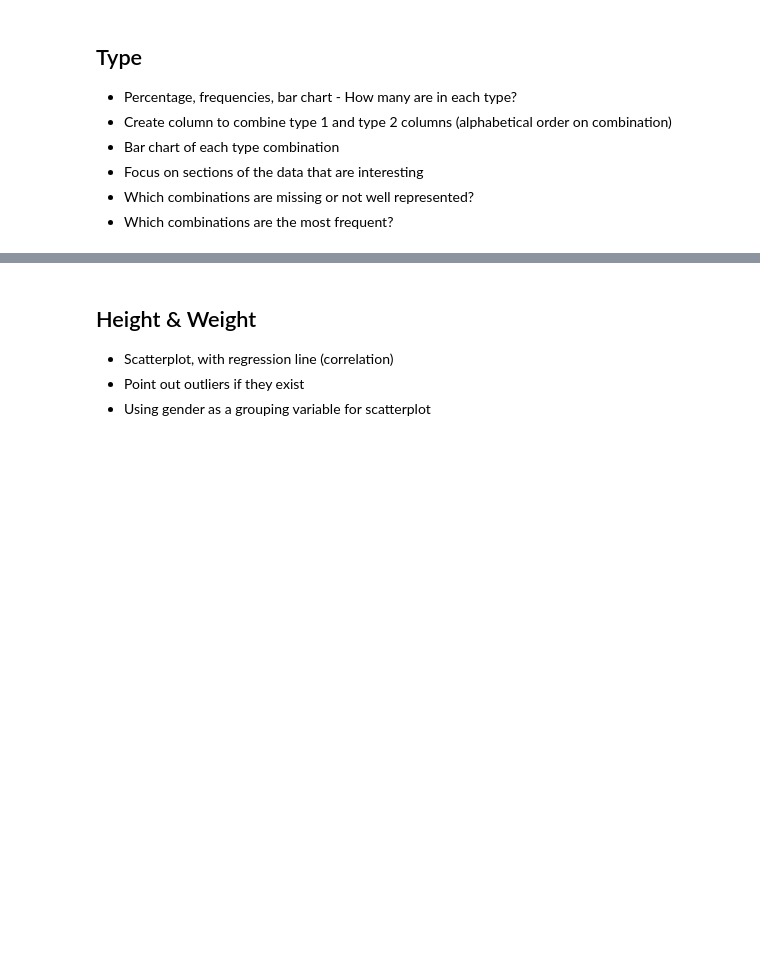
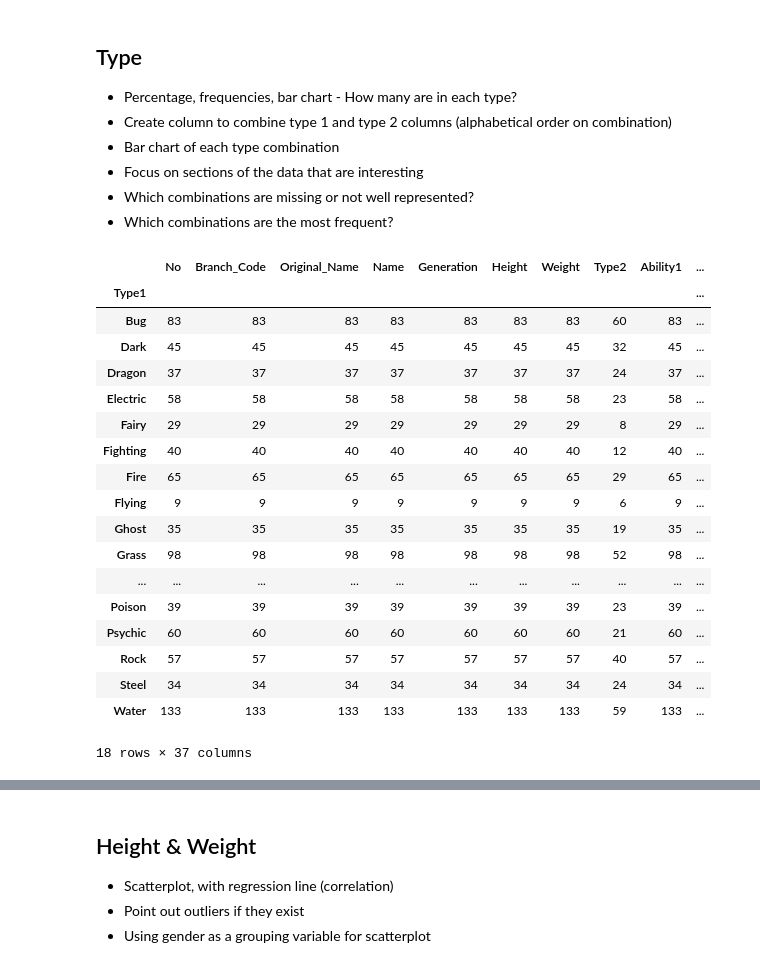
Before and after one commit to sarsteg/pokemon-index-analysis, a Jupyter notebook: analysis.ipynb, the cells around one changed output, grey strips where cells are left out. Cells and saved outputs as stored; diff of their text form; code cells hidden in the pictures; blank space fills up the shorter version.

```diff
--- a/analysis.ipynb
+++ b/analysis.ipynb
@@ -60,3 +112,27 @@ count_national_dex = national_dex['Original_Name'].count()
 * Focus on sections of the data that are interesting
 * Which combinations are missing or not well represented?
 * Which combinations are the most frequent?
+# %%
+#number of types
+group_by_main_type = pokedex.groupby("Type1").count()
+group_by_main_type
+# %% [output]
+|  | No | Branch_Code | Original_Name | Name | Generation | Height | Weight | Type2 | Ability1 | ... |
+| Type1 |  |  |  |  |  |  |  |  |  | ... |
+| Bug | 83 | 83 | 83 | 83 | 83 | 83 | 83 | 60 | 83 | ... |
+| Dark | 45 | 45 | 45 | 45 | 45 | 45 | 45 | 32 | 45 | ... |
+| Dragon | 37 | 37 | 37 | 37 | 37 | 37 | 37 | 24 | 37 | ... |
+| Electric | 58 | 58 | 58 | 58 | 58 | 58 | 58 | 23 | 58 | ... |
+| Fairy | 29 | 29 | 29 | 29 | 29 | 29 | 29 | 8 | 29 | ... |
+| Fighting | 40 | 40 | 40 | 40 | 40 | 40 | 40 | 12 | 40 | ... |
+| Fire | 65 | 65 | 65 | 65 | 65 | 65 | 65 | 29 | 65 | ... |
+| Flying | 9 | 9 | 9 | 9 | 9 | 9 | 9 | 6 | 9 | ... |
+| Ghost | 35 | 35 | 35 | 35 | 35 | 35 | 35 | 19 | 35 | ... |
+| Grass | 98 | 98 | 98 | 98 | 98 | 98 | 98 | 52 | 98 | ... |
+| ... | ... | ... | ... | ... | ... | ... | ... | ... | ... | ... |
+| Poison | 39 | 39 | 39 | 39 | 39 | 39 | 39 | 23 | 39 | ... |
+| Psychic | 60 | 60 | 60 | 60 | 60 | 60 | 60 | 21 | 60 | ... |
+| Rock | 57 | 57 | 57 | 57 | 57 | 57 | 57 | 40 | 57 | ... |
+| Steel | 34 | 34 | 34 | 34 | 34 | 34 | 34 | 24 | 34 | ... |
+| Water | 133 | 133 | 133 | 133 | 133 | 133 | 133 | 59 | 133 | ... |
+18 rows × 37 columns
```
Also changed, not shown: parts of 7 cells of this notebook.
